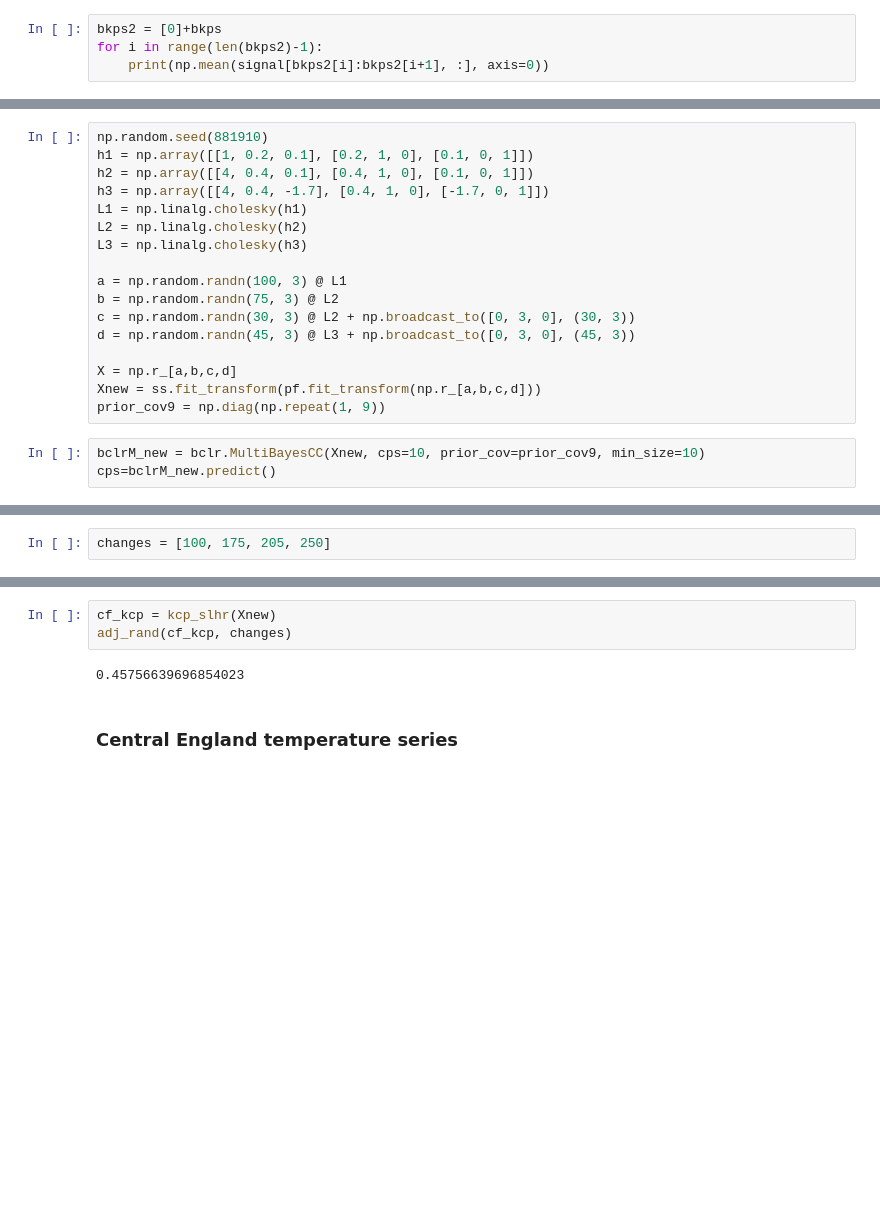
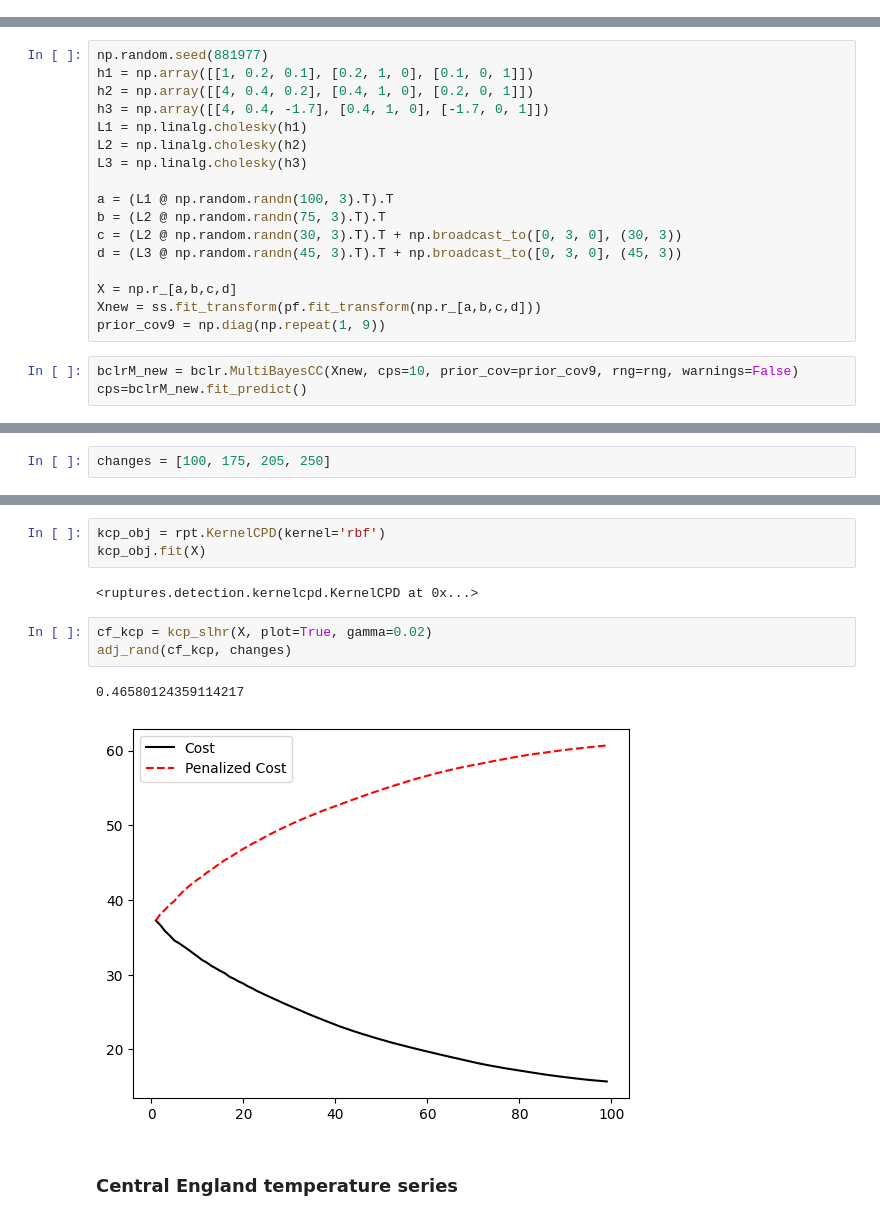
Before and after one commit to manilasoldier/bclr, a Jupyter notebook: bclr_multi_examples.ipynb, the cells around one changed output, grey strips where cells are left out. Saved outputs shown, nothing was run; the diff lists cells and outputs as text; blank space fills up the shorter version.

```diff
--- a/bclr_multi_examples.ipynb
+++ b/bclr_multi_examples.ipynb
@@ -107,4 +127,0 @@ randindex(cps, bkps)
-# %%
-bkps2 = [0]+bkps
-for i in range(len(bkps2)-1):
-    print(np.mean(signal[bkps2[i]:bkps2[i+1], :], axis=0))
@@ -132,20 +145,20 @@ randindex(cps_kcp, bkps)
 # %%
-np.random.seed(881910)
+np.random.seed(881977)
 h1 = np.array([[1, 0.2, 0.1], [0.2, 1, 0], [0.1, 0, 1]])
-h2 = np.array([[4, 0.4, 0.1], [0.4, 1, 0], [0.1, 0, 1]])
+h2 = np.array([[4, 0.4, 0.2], [0.4, 1, 0], [0.2, 0, 1]])
 h3 = np.array([[4, 0.4, -1.7], [0.4, 1, 0], [-1.7, 0, 1]])
 L1 = np.linalg.cholesky(h1)
 L2 = np.linalg.cholesky(h2)
 L3 = np.linalg.cholesky(h3)
 
-a = np.random.randn(100, 3) @ L1
-b = np.random.randn(75, 3) @ L2
-c = np.random.randn(30, 3) @ L2 + np.broadcast_to([0, 3, 0], (30, 3))
-d = np.random.randn(45, 3) @ L3 + np.broadcast_to([0, 3, 0], (45, 3))
+a = (L1 @ np.random.randn(100, 3).T).T
+b = (L2 @ np.random.randn(75, 3).T).T
+c = (L2 @ np.random.randn(30, 3).T).T + np.broadcast_to([0, 3, 0], (30, 3))
+d = (L3 @ np.random.randn(45, 3).T).T + np.broadcast_to([0, 3, 0], (45, 3))
 
 X = np.r_[a,b,c,d]
 Xnew = ss.fit_transform(pf.fit_transform(np.r_[a,b,c,d]))
 prior_cov9 = np.diag(np.repeat(1, 9))
 # %%
-bclrM_new = bclr.MultiBayesCC(Xnew, cps=10, prior_cov=prior_cov9, min_size=10)
-cps=bclrM_new.predict()
+bclrM_new = bclr.MultiBayesCC(Xnew, cps=10, prior_cov=prior_cov9, rng=rng, warnings=False)
+cps=bclrM_new.fit_predict()
@@ -203,8 +214,14 @@ adj_rand(cf_ecp, changes)
+# %%
+kcp_obj = rpt.KernelCPD(kernel='rbf')
+kcp_obj.fit(X)
+# %% [output]
+<ruptures.detection.kernelcpd.KernelCPD at 0x...>
 # %%
-cf_kcp = kcp_slhr(Xnew)
+cf_kcp = kcp_slhr(X, plot=True, gamma=0.02)
 adj_rand(cf_kcp, changes)
 # %% [output]
-0.45756639696854023
+0.46580124359114217
+[figure, added]
 # %% [markdown]
 ### Central England temperature series
 # %%
```
Also changed, not shown: parts of 34 cells of this notebook, 10 other files.
